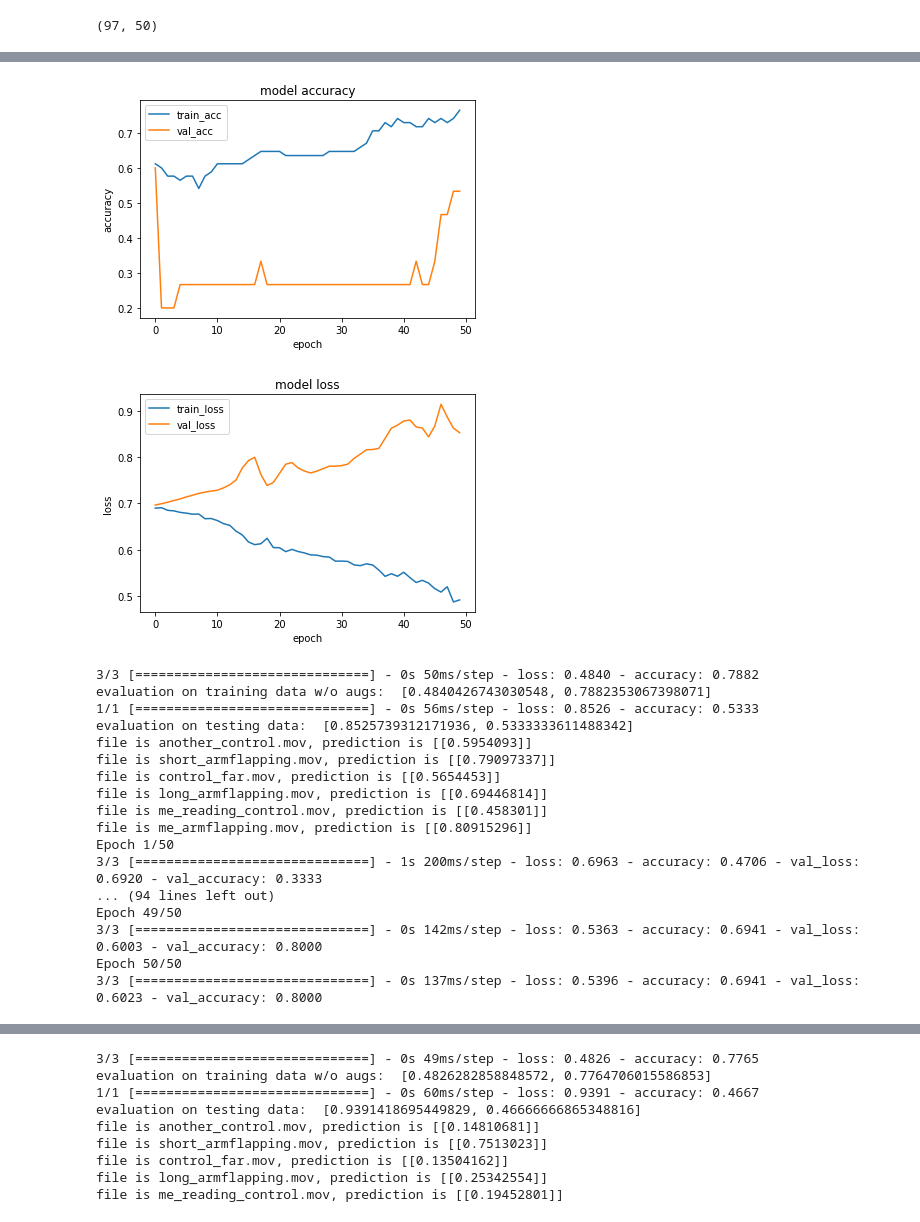
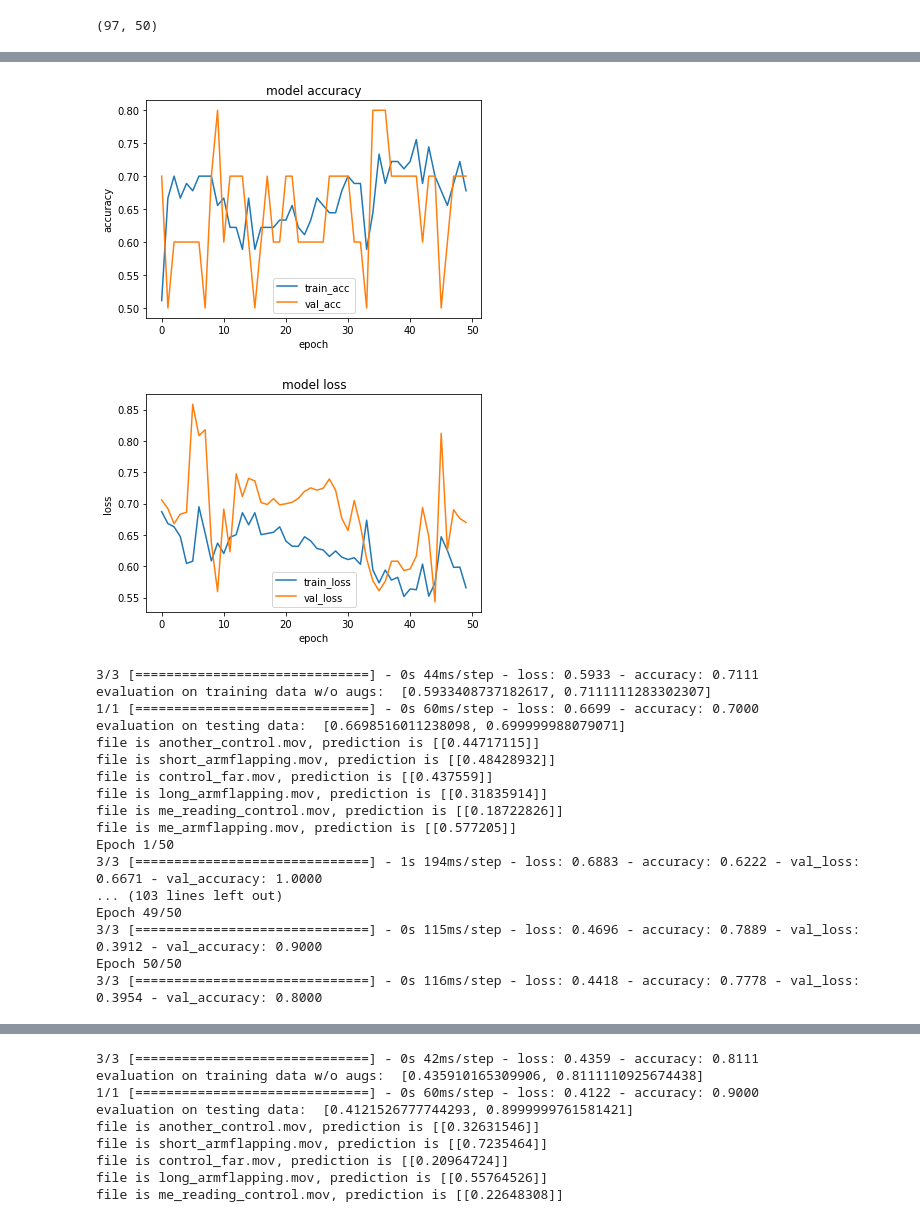
Before and after one commit to anish-lakkapragada/Hand-Classification-For-Autism-Diagnosis, a Jupyter notebook: six_point_detection.ipynb, the cells around one changed output, grey strips where cells are left out. Saved outputs shown, nothing was run; the diff lists cells and outputs as text; code cells hidden in the pictures.

```diff
--- a/six_point_detection.ipynb
+++ b/six_point_detection.ipynb
@@ -389,22 +390,23 @@ class myCallback(tf.keras.callbacks.Callback):
             self.model.stop_training = True
 # %%
 for _ in range(3):
+    """here we will be using early stopping, augmentation"""
 
-
-    # document w/ augmentation + augmentation
+    #early_stopping = tf.keras.callbacks.EarlyStopping(monitor="val_loss", mode = "min", patience=10)
 
     model = tf.keras.models.Sequential([
         #TTAugmenter(rotation_range = None), # keep this for now, augmenter doesn't do much
-        tf.keras.layers.LSTM(64, return_sequences = False),
-        tf.keras.layers.Dropout(0.3),
+        tf.keras.layers.LSTM(16, return_sequences = False),
+        tf.keras.layers.Dropout(0.2),
         tf.keras.layers.Dense(1, activation = "sigmoid")
     ]) # using lr 0.0005 works well with this setup
 
-    #lr_decay = tf.keras.optimizers.schedules.ExponentialDecay(initial_learning_rate=0.0075, decay_steps=10, decay_rate=0.9)
+    model.compile(loss = "binary_crossentropy", optimizer = tf.keras.optimizers.Adam(learning_rate=0.01), metrics = ['accuracy']) # see
 
-    model.compile(loss = "binary_crossentropy", optimizer = tf.keras.optimizers.Adam(learning_rate=0.0005), metrics = ['accuracy']) # see
+    from sklearn.preprocessing import StandardScaler
+    scaler = StandardScaler()
 
-    X_train, X_test, y_train, y_test = train_test_split(X, y, test_size = 0.15)
+    X_train, X_test, y_train, y_test = train_test_split(X, y, test_size = 0.1)
 
     history = model.fit(X_train, y_train, validation_data = (X_test, y_test), epochs = 50, verbose=1)
 
@@ -440,19 +442,19 @@ Epoch 50/50
-[figure, old version]
+[figure, new version]
-[figure, old version]
+[figure, new version]
-3/3 [==============================] - 0s 50ms/step - loss: 0.4840 - accuracy: 0.7882
-evaluation on training data w/o augs:  [0.4840426743030548, 0.7882353067398071]
-1/1 [==============================] - 0s 56ms/step - loss: 0.8526 - accuracy: 0.5333
-evaluation on testing data:  [0.8525739312171936, 0.5333333611488342]
-file is another_control.mov, prediction is [[0.5954093]]
-file is short_armflapping.mov, prediction is [[0.79097337]]
-file is control_far.mov, prediction is [[0.5654453]]
-file is long_armflapping.mov, prediction is [[0.69446814]]
-file is me_reading_control.mov, prediction is [[0.458301]]
-file is me_armflapping.mov, prediction is [[0.80915296]]
+3/3 [==============================] - 0s 44ms/step - loss: 0.5933 - accuracy: 0.7111
+evaluation on training data w/o augs:  [0.5933408737182617, 0.7111111283302307]
+1/1 [==============================] - 0s 60ms/step - loss: 0.6699 - accuracy: 0.7000
+evaluation on testing data:  [0.6698516011238098, 0.699999988079071]
+file is another_control.mov, prediction is [[0.44717115]]
+file is short_armflapping.mov, prediction is [[0.48428932]]
+file is control_far.mov, prediction is [[0.437559]]
+file is long_armflapping.mov, prediction is [[0.31835914]]
+file is me_reading_control.mov, prediction is [[0.18722826]]
+file is me_armflapping.mov, prediction is [[0.577205]]
 Epoch 1/50
-3/3 [==============================] - 1s 200ms/step - loss: 0.6963 - accuracy: 0.4706 - val_loss: 0.6920 - val_accuracy: 0.3333
-... (94 lines left out)
+3/3 [==============================] - 1s 194ms/step - loss: 0.6883 - accuracy: 0.6222 - val_loss: 0.6671 - val_accuracy: 1.0000
+... (103 lines left out)
 Epoch 49/50
-3/3 [==============================] - 0s 142ms/step - loss: 0.5363 - accuracy: 0.6941 - val_loss: 0.6003 - val_accuracy: 0.8000
+3/3 [==============================] - 0s 115ms/step - loss: 0.4696 - accuracy: 0.7889 - val_loss: 0.3912 - val_accuracy: 0.9000
 Epoch 50/50
-3/3 [==============================] - 0s 137ms/step - loss: 0.5396 - accuracy: 0.6941 - val_loss: 0.6023 - val_accuracy: 0.8000
+3/3 [==============================] - 0s 116ms/step - loss: 0.4418 - accuracy: 0.7778 - val_loss: 0.3954 - val_accuracy: 0.8000
@@ -480,11 +482,11 @@ Epoch 50/50
-3/3 [==============================] - 0s 49ms/step - loss: 0.4826 - accuracy: 0.7765
-evaluation on training data w/o augs:  [0.4826282858848572, 0.7764706015586853]
-1/1 [==============================] - 0s 60ms/step - loss: 0.9391 - accuracy: 0.4667
-evaluation on testing data:  [0.9391418695449829, 0.46666666865348816]
-file is another_control.mov, prediction is [[0.14810681]]
-file is short_armflapping.mov, prediction is [[0.7513023]]
-file is control_far.mov, prediction is [[0.13504162]]
-file is long_armflapping.mov, prediction is [[0.25342554]]
-file is me_reading_control.mov, prediction is [[0.19452801]]
+3/3 [==============================] - 0s 42ms/step - loss: 0.4359 - accuracy: 0.8111
+evaluation on training data w/o augs:  [0.435910165309906, 0.8111110925674438]
+1/1 [==============================] - 0s 60ms/step - loss: 0.4122 - accuracy: 0.9000
+evaluation on testing data:  [0.4121526777744293, 0.8999999761581421]
+file is another_control.mov, prediction is [[0.32631546]]
+file is short_armflapping.mov, prediction is [[0.7235464]]
+file is control_far.mov, prediction is [[0.20964724]]
+file is long_armflapping.mov, prediction is [[0.55764526]]
+file is me_reading_control.mov, prediction is [[0.22648308]]
 # %%
 predict_on_video(model, "/Users/anish/Documents/Machine Learning Env/AnishMachineLearning/behavior_data/shorter_armflapping/_12.mp4")
```
Also changed, not shown: parts of 3 cells of this notebook, 1 other file.
